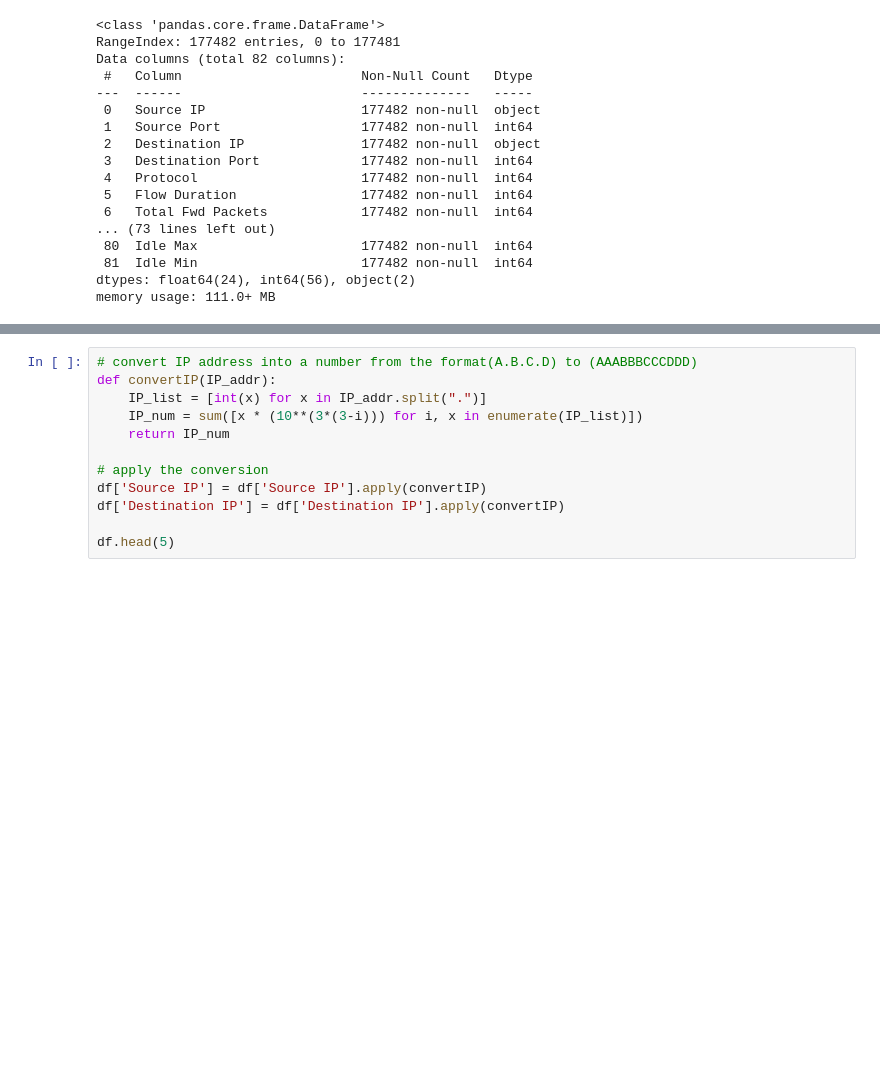
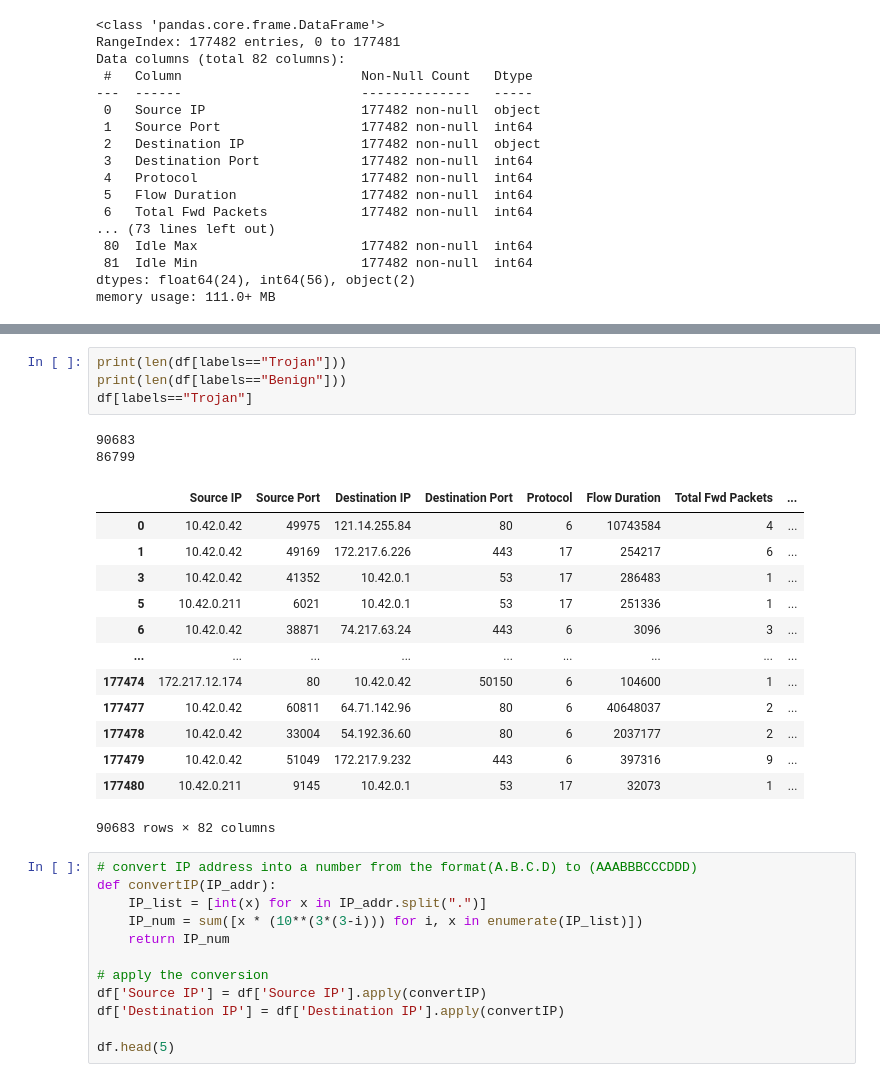
Before and after one commit to abdosalem490/TrojanGuard, a Jupyter notebook: code/code.ipynb, the cells around one changed output, grey strips where cells are left out. Saved outputs shown, nothing was run; the diff lists cells and outputs as text; blank space fills up the shorter version.

```diff
--- a/code/code.ipynb
+++ b/code/code.ipynb
@@ -194,3 +212,23 @@ plt.show()
+# %%
+print(len(df[labels=="Trojan"]))
+print(len(df[labels=="Benign"]))
+df[labels=="Trojan"]
+# %% [output]
+90683
+86799
+|  | Source IP | Source Port | Destination IP | Destination Port | Protocol | Flow Duration | Total Fwd Packets | ... |
+| 0 | 10.42.0.42 | 49975 | 121.14.255.84 | 80 | 6 | 10743584 | 4 | ... |
+| 1 | 10.42.0.42 | 49169 | 172.217.6.226 | 443 | 17 | 254217 | 6 | ... |
+| 3 | 10.42.0.42 | 41352 | 10.42.0.1 | 53 | 17 | 286483 | 1 | ... |
+| 5 | 10.42.0.211 | 6021 | 10.42.0.1 | 53 | 17 | 251336 | 1 | ... |
+| 6 | 10.42.0.42 | 38871 | 74.217.63.24 | 443 | 6 | 3096 | 3 | ... |
+| ... | ... | ... | ... | ... | ... | ... | ... | ... |
+| 177474 | 172.217.12.174 | 80 | 10.42.0.42 | 50150 | 6 | 104600 | 1 | ... |
+| 177477 | 10.42.0.42 | 60811 | 64.71.142.96 | 80 | 6 | 40648037 | 2 | ... |
+| 177478 | 10.42.0.42 | 33004 | 54.192.36.60 | 80 | 6 | 2037177 | 2 | ... |
+| 177479 | 10.42.0.42 | 51049 | 172.217.9.232 | 443 | 6 | 397316 | 9 | ... |
+| 177480 | 10.42.0.211 | 9145 | 10.42.0.1 | 53 | 17 | 32073 | 1 | ... |
+90683 rows × 82 columns
 # %%
 # convert IP address into a number from the format(A.B.C.D) to (AAABBBCCCDDD)
 def convertIP(IP_addr):
```
Also changed, not shown: parts of 11 cells of this notebook.
